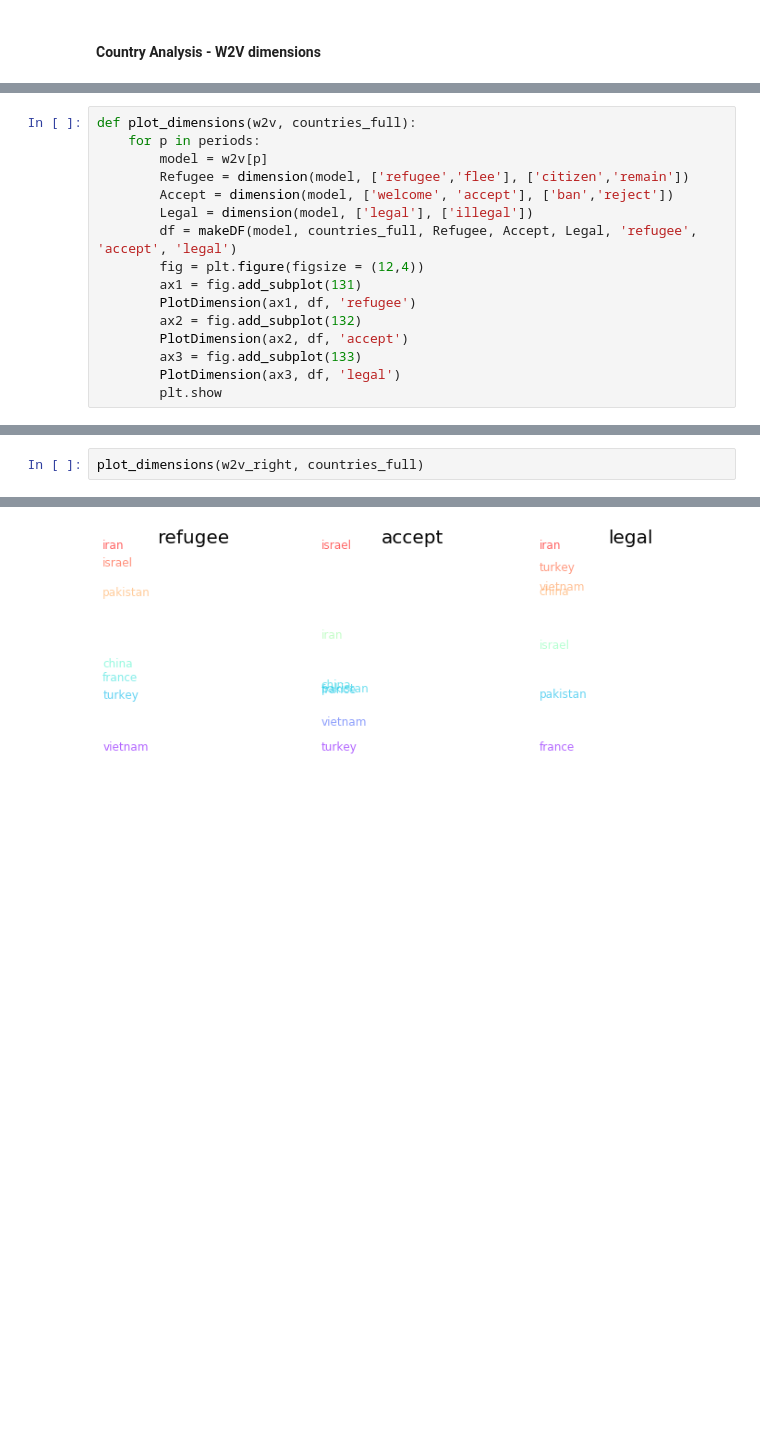
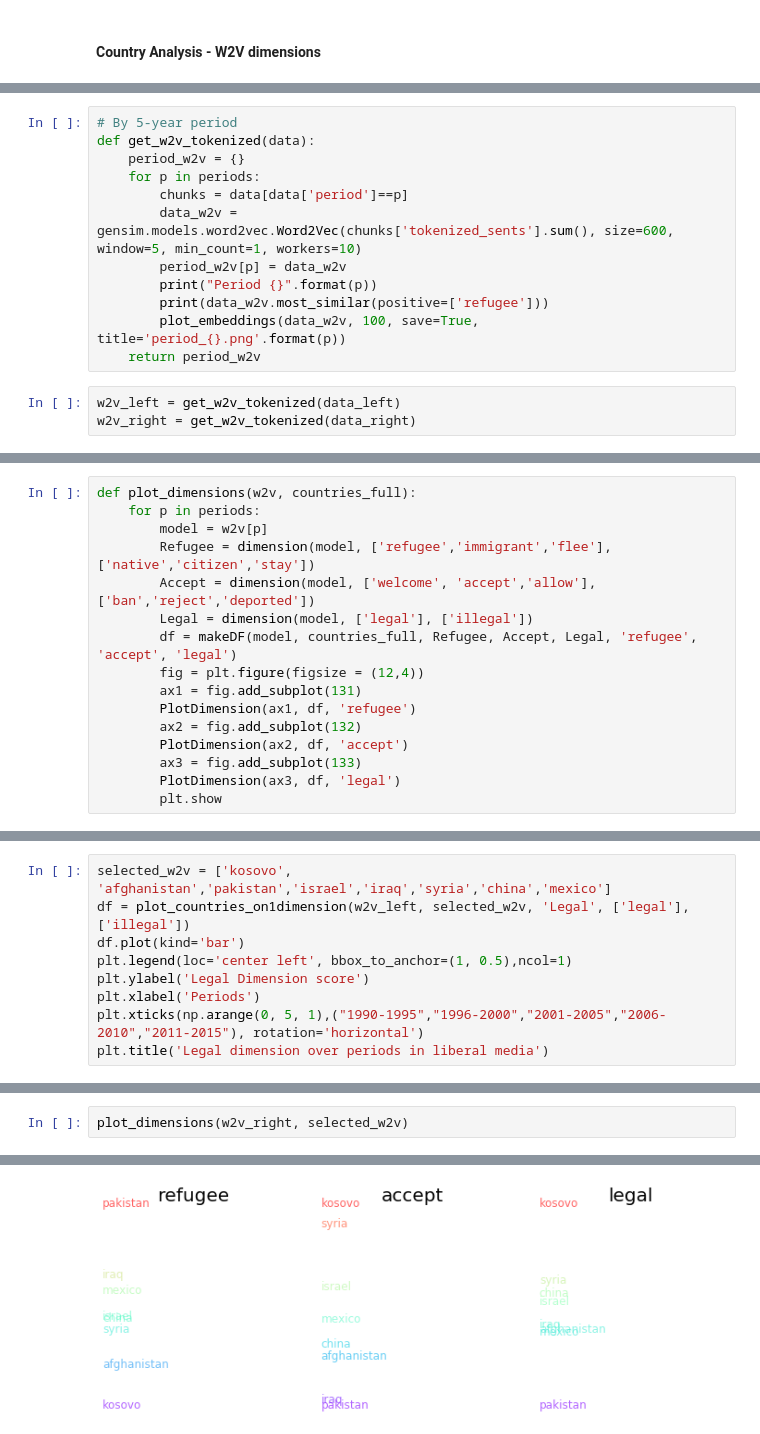
Before and after one commit to rachel-ker/refugeediscourse, a Jupyter notebook: final_data_analysis.ipynb, the cells around one changed output, grey strips where cells are left out. Cells and saved outputs as stored; diff of their text form; blank space fills up the shorter version.

Commit message:
updated w2v dimensions results

```diff
--- a/final_data_analysis.ipynb
+++ b/final_data_analysis.ipynb
@@ -1048,0 +1016,15 @@ soviet_df.plot()
+# %%
+# By 5-year period
+def get_w2v_tokenized(data):
+    period_w2v = {}
+    for p in periods:
+        chunks = data[data['period']==p]
+        data_w2v = gensim.models.word2vec.Word2Vec(chunks['tokenized_sents'].sum(), size=600, window=5, min_count=1, workers=10)
+        period_w2v[p] = data_w2v
+        print("Period {}".format(p))
+        print(data_w2v.most_similar(positive=['refugee']))
+        plot_embeddings(data_w2v, 100, save=True, title='period_{}.png'.format(p))
+    return period_w2v
+# %%
+w2v_left = get_w2v_tokenized(data_left)
+w2v_right = get_w2v_tokenized(data_right)
@@ -1050,8 +1112,8 @@ soviet_df.plot()
 def plot_dimensions(w2v, countries_full):
     for p in periods:
         model = w2v[p]
-        Refugee = dimension(model, ['refugee','flee'], ['citizen','remain'])
-        Accept = dimension(model, ['welcome', 'accept'], ['ban','reject'])
+        Refugee = dimension(model, ['refugee','immigrant','flee'], ['native','citizen','stay'])
+        Accept = dimension(model, ['welcome', 'accept','allow'], ['ban','reject','deported'])
         Legal = dimension(model, ['legal'], ['illegal'])
         df = makeDF(model, countries_full, Refugee, Accept, Legal, 'refugee', 'accept', 'legal')
         fig = plt.figure(figsize = (12,4))
@@ -1079,0 +1169,9 @@ plot_dimensions(w2v_left, countries_full)
+# %%
+selected_w2v = ['kosovo', 'afghanistan','pakistan','israel','iraq','syria','china','mexico']
+df = plot_countries_on1dimension(w2v_left, selected_w2v, 'Legal', ['legal'], ['illegal'])
+df.plot(kind='bar')
+plt.legend(loc='center left', bbox_to_anchor=(1, 0.5),ncol=1)
+plt.ylabel('Legal Dimension score')
+plt.xlabel('Periods')
+plt.xticks(np.arange(0, 5, 1),("1990-1995","1996-2000","2001-2005","2006-2010","2011-2015"), rotation='horizontal')
+plt.title('Legal dimension over periods in liberal media')
@@ -1080,3 +1181,3 @@ plot_dimensions(w2v_left, countries_full)
 # %%
-plot_dimensions(w2v_right, countries_full)
+plot_dimensions(w2v_right, selected_w2v)
 # %% [output]
@@ -1086 +1187 @@ plot_dimensions(w2v_right, countries_full)
-[figure, old version]
+[figure, new version]
```
Also changed, not shown: parts of 37 cells of this notebook.
